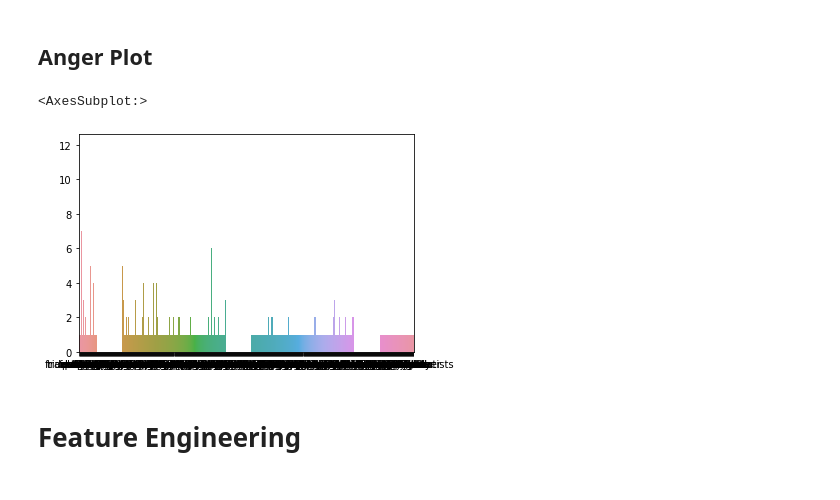
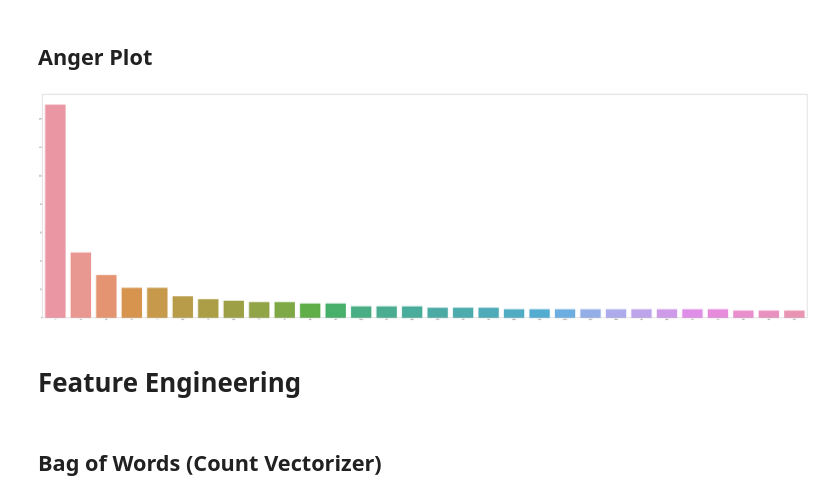
Before and after one commit to Jeyramana/NLP, a Jupyter notebook: EmotionText.ipynb, the cells around one changed output. Cells and saved outputs as stored; diff of their text form; code cells hidden in the pictures.

```diff
--- a/EmotionText.ipynb
+++ b/EmotionText.ipynb
@@ -162,11 +166,12 @@ anger_list
 def unique_words(text):
     text = text.split()
     dict = {}
+    dat = []
     for word in text:
-        if word in dict:
-            dict[word] += 1
-        else:
-            dict.update({word : 1})
+        if word not in dat:
+            dat.append(word)
+    for i in dat:
+        dict[i] = anger_list.count(i)
     return dict
 anger_tokens = unique_words(anger_list)
 anger_tokens
@@ -190,0 +196,3 @@ anger_tokens
+# %%
+anger_tokens_sorted = dict(sorted(anger_tokens.items(), key=lambda x:x[1], reverse=True))
+anger_tokens_sorted
@@ -191,12 +217,15 @@ anger_tokens
 # %% [markdown]
 ## Anger Plot
 # %%
-anger_keys = list(anger_tokens.keys())
-anger_values = list(anger_tokens.values())
+anger_keys = list(anger_tokens_sorted.keys())
+anger_values = list(anger_tokens_sorted.values())
 # %%
-sns.barplot(y=anger_values, x=anger_keys)
+plt.figure(figsize=(100, 30))
+sns.barplot(y=anger_values[:30], x=anger_keys[:30])
+plt.show()
 # %% [output]
-<AxesSubplot:>
-[figure, old version]
+[figure, new version]
 # %% [markdown]
 # Feature Engineering
+# %% [markdown]
+## Bag of Words (Count Vectorizer)
```
Also changed, not shown: parts of 3 cells of this notebook.
